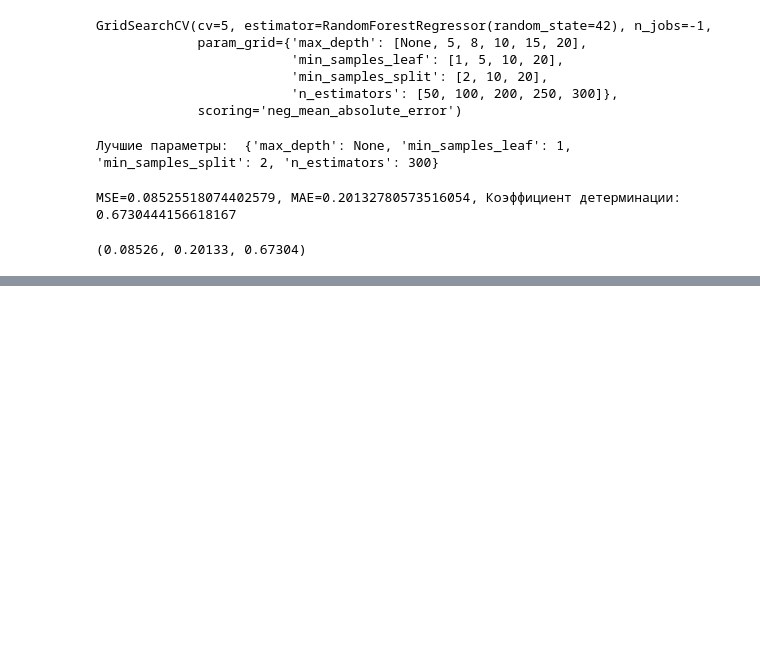
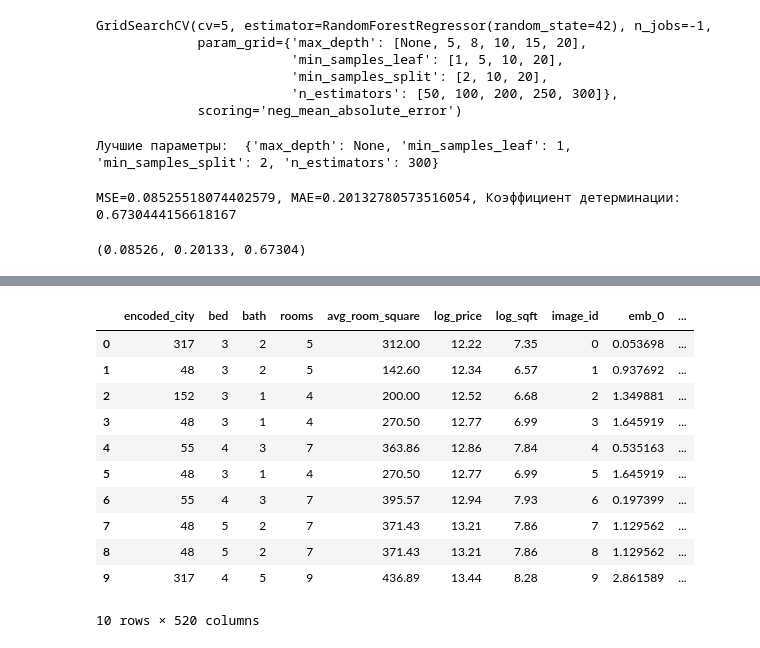
Before and after one commit to dengidredengi/House-Price-Prediction-EDA-Feature-Engineering-ML-Pipeline-CV, a Jupyter notebook: model.ipynb, the cells around one changed output, grey strips where cells are left out. Saved outputs shown, nothing was run; the diff lists cells and outputs as text; code cells hidden in the pictures; blank space fills up the shorter version.

```diff
--- a/model.ipynb
+++ b/model.ipynb
@@ -455,0 +509,18 @@ MSE=0.08525518074402579, MAE=0.20132780573516054, Коэффициент дет
+# %%
+data['image_id'] = df['image_id']
+data_with_embedded_images = data.merge(emb_df, on='image_id')
+
+data_with_embedded_images.head(10)
+# %% [output]
+|  | encoded_city | bed | bath | rooms | avg_room_square | log_price | log_sqft | image_id | emb_0 | ... |
+| 0 | 317 | 3 | 2 | 5 | 312.00 | 12.22 | 7.35 | 0 | 0.053698 | ... |
+| 1 | 48 | 3 | 2 | 5 | 142.60 | 12.34 | 6.57 | 1 | 0.937692 | ... |
+| 2 | 152 | 3 | 1 | 4 | 200.00 | 12.52 | 6.68 | 2 | 1.349881 | ... |
+| 3 | 48 | 3 | 1 | 4 | 270.50 | 12.77 | 6.99 | 3 | 1.645919 | ... |
+| 4 | 55 | 4 | 3 | 7 | 363.86 | 12.86 | 7.84 | 4 | 0.535163 | ... |
+| 5 | 48 | 3 | 1 | 4 | 270.50 | 12.77 | 6.99 | 5 | 1.645919 | ... |
+| 6 | 55 | 4 | 3 | 7 | 395.57 | 12.94 | 7.93 | 6 | 0.197399 | ... |
+| 7 | 48 | 5 | 2 | 7 | 371.43 | 13.21 | 7.86 | 7 | 1.129562 | ... |
+| 8 | 48 | 5 | 2 | 7 | 371.43 | 13.21 | 7.86 | 8 | 1.129562 | ... |
+| 9 | 317 | 4 | 5 | 9 | 436.89 | 13.44 | 8.28 | 9 | 2.861589 | ... |
+10 rows × 520 columns
```
Also changed, not shown: parts of 14 cells of this notebook, 1 other file.
